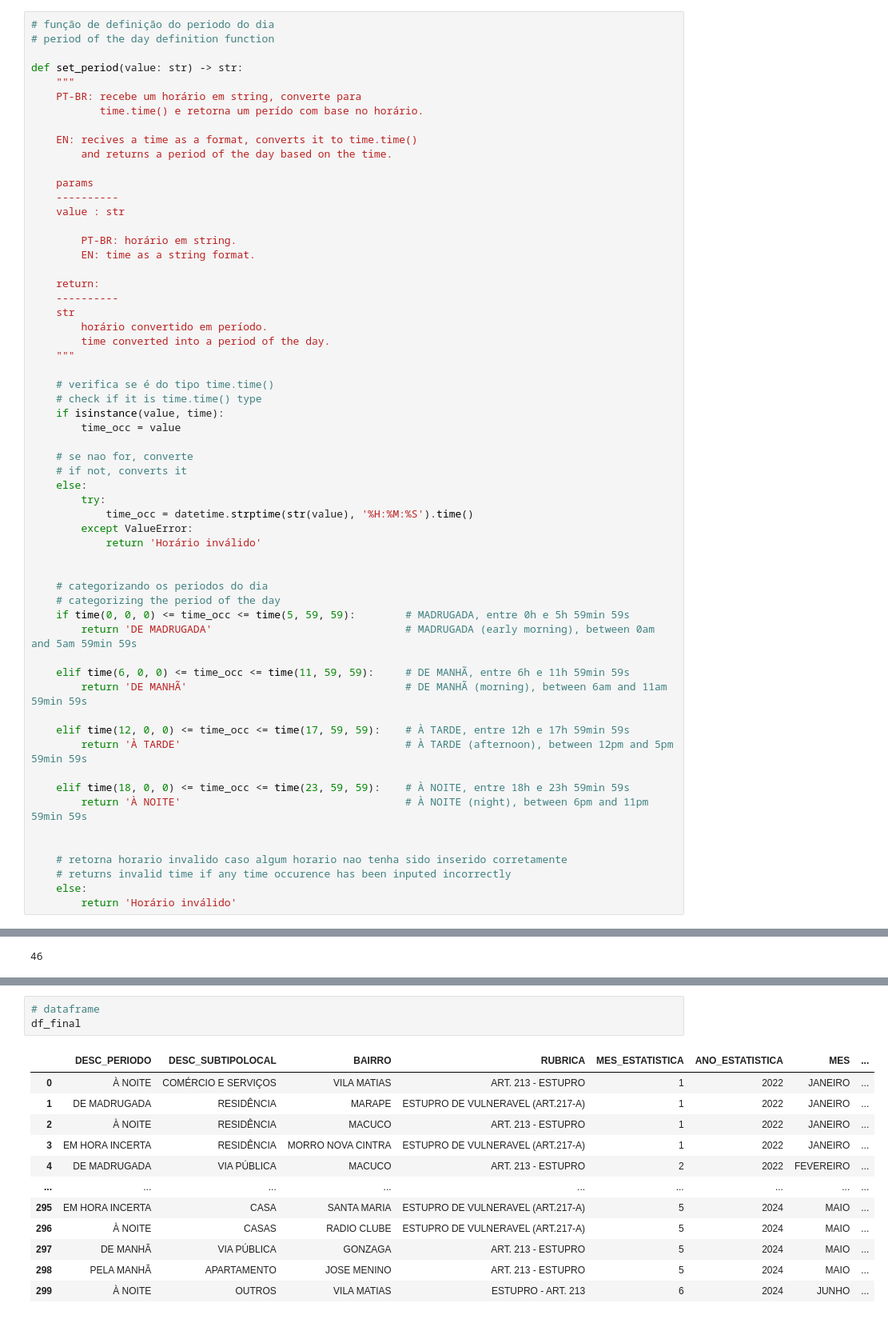
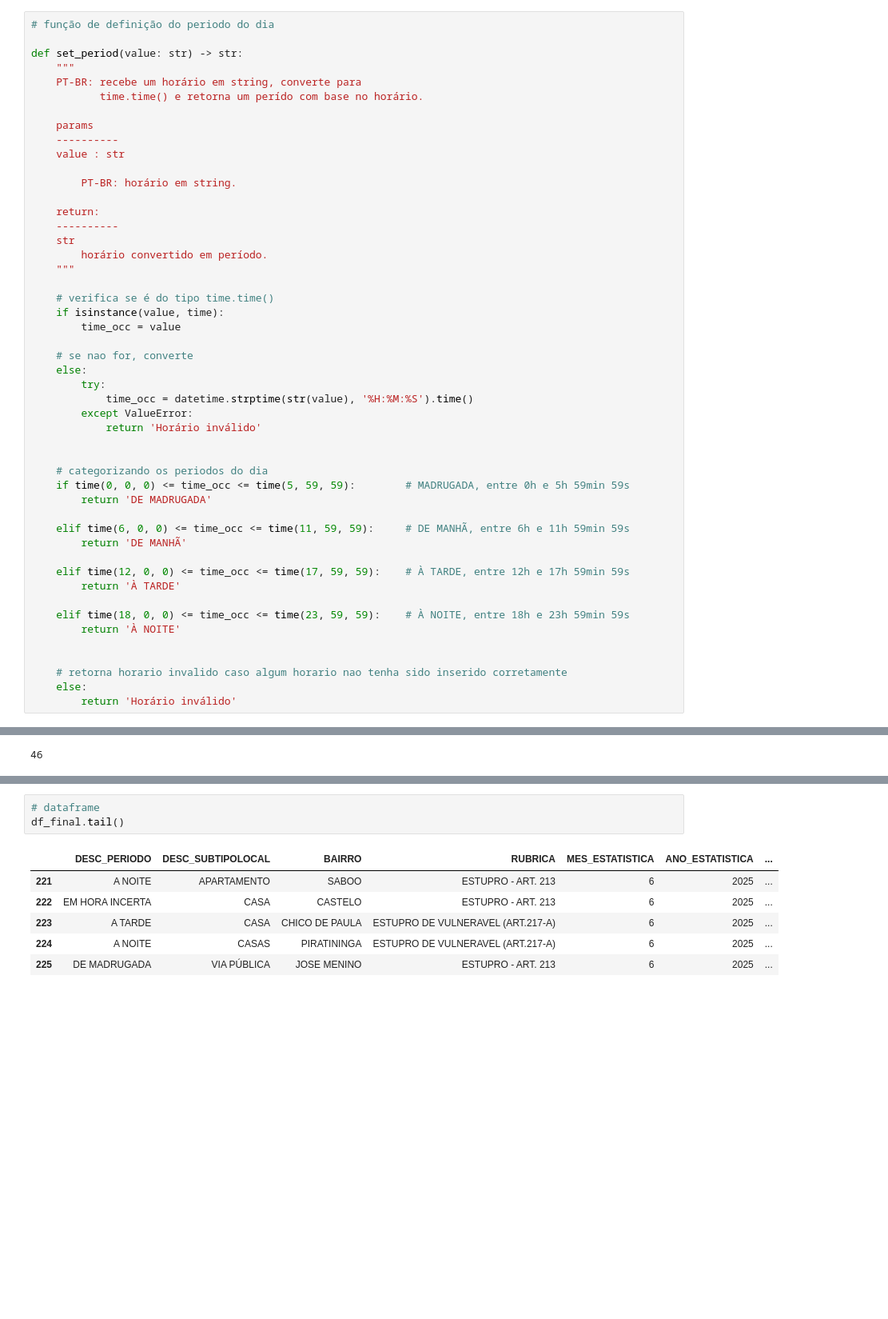
Before and after one commit to 0kauaa/projeto-integrador-I, a Jupyter notebook: notebooks/4_treatment.ipynb, the cells around one changed output, grey strips where cells are left out. Shown at 80% size. Cells and saved outputs as stored; diff of their text form; blank space fills up the shorter version.

```diff
--- a/notebooks/4_treatment.ipynb
+++ b/notebooks/4_treatment.ipynb
@@ -50,36 +53,28 @@ df.head()
 # %%
 # função de definição do periodo do dia
-# period of the day definition function
 
 def set_period(value: str) -> str:
     """
     PT-BR: recebe um horário em string, converte para
            time.time() e retorna um perído com base no horário.
 
-    EN: recives a time as a format, converts it to time.time()
-        and returns a period of the day based on the time.
-
     params
     ----------
     value : str
 
         PT-BR: horário em string.
-        EN: time as a string format.
 
     return:
     ----------
     str
         horário convertido em período.
-        time converted into a period of the day.
     """
 
     # verifica se é do tipo time.time()
-    # check if it is time.time() type
     if isinstance(value, time):
         time_occ = value
 
     # se nao for, converte
-    # if not, converts it
     else:
         try:
             time_occ = datetime.strptime(str(value), '%H:%M:%S').time()
@@ -88,22 +83,20 @@ def set_period(value: str) -> str:
 
 
     # categorizando os periodos do dia
-    # categorizing the period of the day
     if time(0, 0, 0) <= time_occ <= time(5, 59, 59):        # MADRUGADA, entre 0h e 5h 59min 59s
-        return 'DE MADRUGADA'                               # MADRUGADA (early morning), between 0am and 5am 59min 59s
+        return 'DE MADRUGADA'
 
     elif time(6, 0, 0) <= time_occ <= time(11, 59, 59):     # DE MANHÃ, entre 6h e 11h 59min 59s
-        return 'DE MANHÃ'                                   # DE MANHÃ (morning), between 6am and 11am 59min 59s
+        return 'DE MANHÃ'
 
     elif time(12, 0, 0) <= time_occ <= time(17, 59, 59):    # À TARDE, entre 12h e 17h 59min 59s
-        return 'À TARDE'                                    # À TARDE (afternoon), between 12pm and 5pm 59min 59s
+        return 'À TARDE'
 
     elif time(18, 0, 0) <= time_occ <= time(23, 59, 59):    # À NOITE, entre 18h e 23h 59min 59s
-        return 'À NOITE'                                    # À NOITE (night), between 6pm and 11pm 59min 59s
+        return 'À NOITE'
 
 
     # retorna horario invalido caso algum horario nao tenha sido inserido corretamente
-    # returns invalid time if any time occurence has been inputed incorrectly
     else:
         return 'Horário inválido'
 # %%
@@ -475,17 +464,11 @@ dropadas antes do carregamento.
 df_final = df_new.drop(columns=['DATA_REGISTRO', 'DATA_OCORRENCIA_BO'])
 # %%
 # dataframe
-df_final
+df_final.tail()
 # %% [output]
-|  | DESC_PERIODO | DESC_SUBTIPOLOCAL | BAIRRO | RUBRICA | MES_ESTATISTICA | ANO_ESTATISTICA | MES | ... |
-| 0 | À NOITE | COMÉRCIO E SERVIÇOS | VILA MATIAS | ART. 213 - ESTUPRO | 1 | 2022 | JANEIRO | ... |
-| 1 | DE MADRUGADA | RESIDÊNCIA | MARAPE | ESTUPRO DE VULNERAVEL (ART.217-A) | 1 | 2022 | JANEIRO | ... |
-| 2 | À NOITE | RESIDÊNCIA | MACUCO | ART. 213 - ESTUPRO | 1 | 2022 | JANEIRO | ... |
-| 3 | EM HORA INCERTA | RESIDÊNCIA | MORRO NOVA CINTRA | ESTUPRO DE VULNERAVEL (ART.217-A) | 1 | 2022 | JANEIRO | ... |
-| 4 | DE MADRUGADA | VIA PÚBLICA | MACUCO | ART. 213 - ESTUPRO | 2 | 2022 | FEVEREIRO | ... |
-| ... | ... | ... | ... | ... | ... | ... | ... | ... |
-| 295 | EM HORA INCERTA | CASA | SANTA MARIA | ESTUPRO DE VULNERAVEL (ART.217-A) | 5 | 2024 | MAIO | ... |
-| 296 | À NOITE | CASAS | RADIO CLUBE | ESTUPRO DE VULNERAVEL (ART.217-A) | 5 | 2024 | MAIO | ... |
-| 297 | DE MANHÃ | VIA PÚBLICA | GONZAGA | ART. 213 - ESTUPRO | 5 | 2024 | MAIO | ... |
-| 298 | PELA MANHÃ | APARTAMENTO | JOSE MENINO | ART. 213 - ESTUPRO | 5 | 2024 | MAIO | ... |
-| 299 | À NOITE | OUTROS | VILA MATIAS | ESTUPRO - ART. 213 | 6 | 2024 | JUNHO | ... |
+|  | DESC_PERIODO | DESC_SUBTIPOLOCAL | BAIRRO | RUBRICA | MES_ESTATISTICA | ANO_ESTATISTICA | ... |
+| 221 | A NOITE | APARTAMENTO | SABOO | ESTUPRO - ART. 213 | 6 | 2025 | ... |
+| 222 | EM HORA INCERTA | CASA | CASTELO | ESTUPRO - ART. 213 | 6 | 2025 | ... |
+| 223 | A TARDE | CASA | CHICO DE PAULA | ESTUPRO DE VULNERAVEL (ART.217-A) | 6 | 2025 | ... |
+| 224 | A NOITE | CASAS | PIRATININGA | ESTUPRO DE VULNERAVEL (ART.217-A) | 6 | 2025 | ... |
+| 225 | DE MADRUGADA | VIA PÚBLICA | JOSE MENINO | ESTUPRO - ART. 213 | 6 | 2025 | ... |
```
Also changed, not shown: parts of 20 cells of this notebook, 13 other files.
